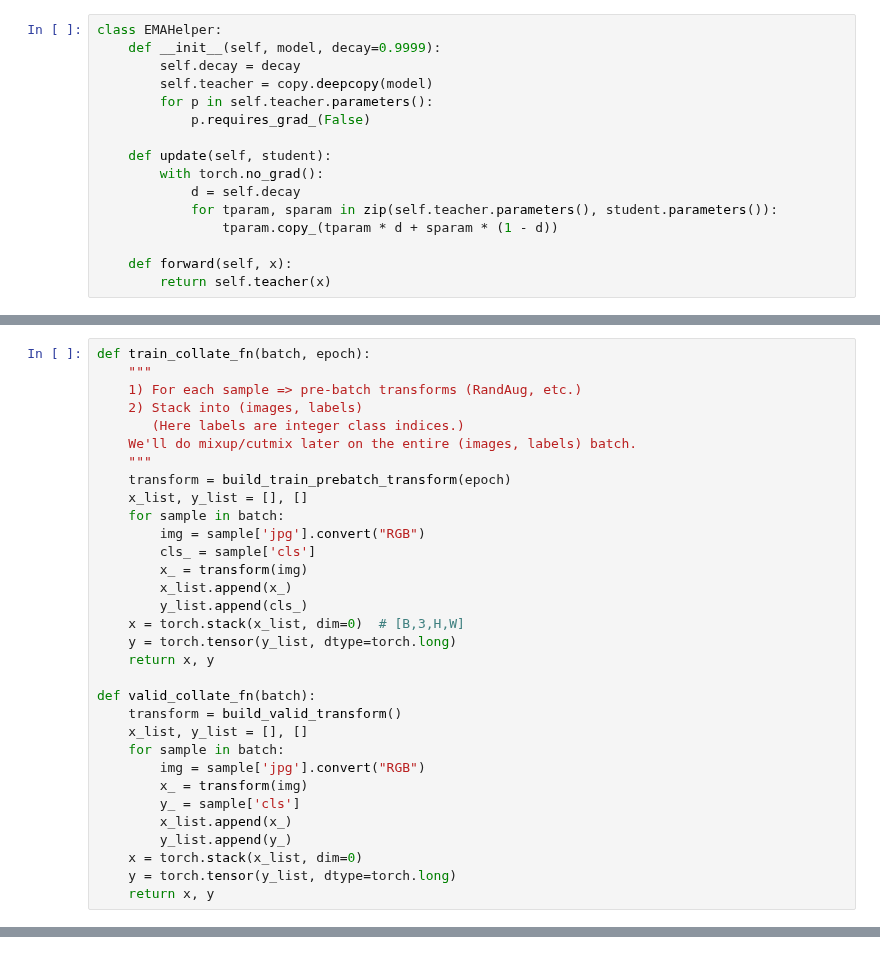
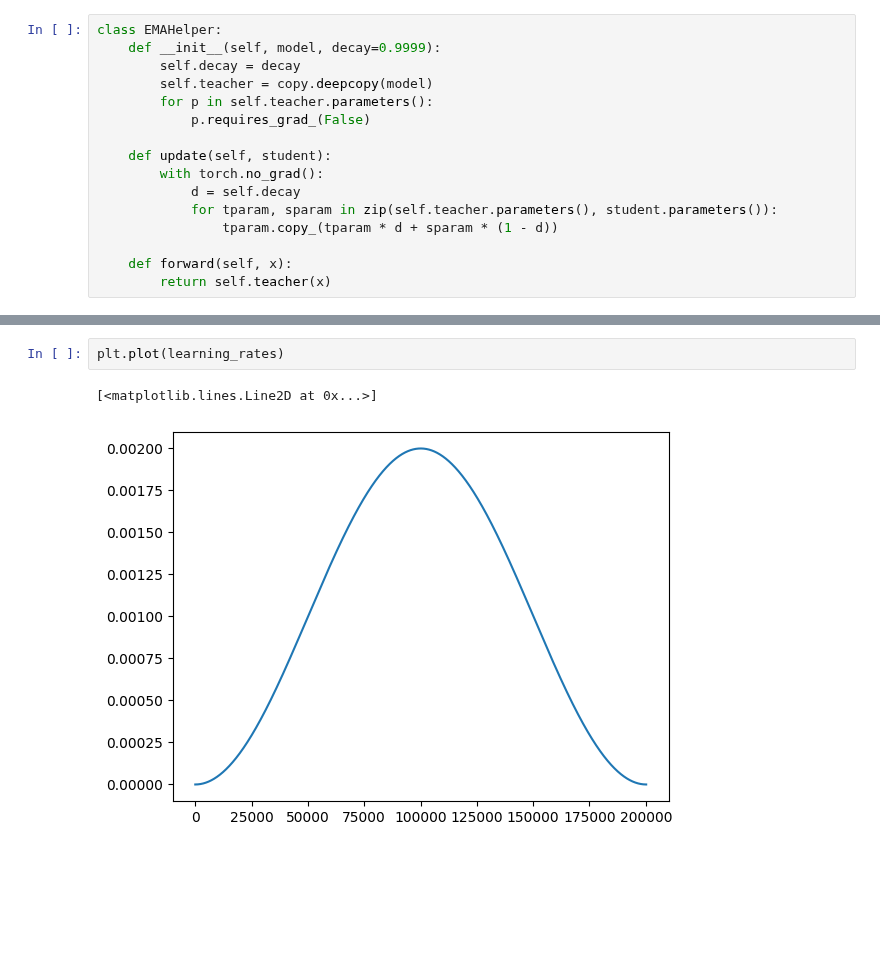
Before and after one commit to danjacobellis/tft, a Jupyter notebook: train/inet_o1.ipynb, the cells around one changed output, grey strips where cells are left out. Cells and saved outputs as stored; diff of their text form; blank space fills up the shorter version.

```diff
--- a/train/inet_o1.ipynb
+++ b/train/inet_o1.ipynb
@@ -239,33 +197 @@ cutmix_tfm = CutMix(alpha=config.cutmix_alpha, num_classes=1000)
-# %%
-def train_collate_fn(batch, epoch):
-    """
-    1) For each sample => pre-batch transforms (RandAug, etc.)
-    2) Stack into (images, labels)
-       (Here labels are integer class indices.)
-    We'll do mixup/cutmix later on the entire (images, labels) batch.
-    """
-    transform = build_train_prebatch_transform(epoch)
-    x_list, y_list = [], []
-    for sample in batch:
-        img = sample['jpg'].convert("RGB")
-        cls_ = sample['cls']
-        x_ = transform(img)
-        x_list.append(x_)
-        y_list.append(cls_)
-    x = torch.stack(x_list, dim=0)  # [B,3,H,W]
-    y = torch.tensor(y_list, dtype=torch.long)
-    return x, y
-
-def valid_collate_fn(batch):
-    transform = build_valid_transform()
-    x_list, y_list = [], []
-    for sample in batch:
-        img = sample['jpg'].convert("RGB")
-        x_ = transform(img)
-        y_ = sample['cls']
-        x_list.append(x_)
-        y_list.append(y_)
-    x = torch.stack(x_list, dim=0)
-    y = torch.tensor(y_list, dtype=torch.long)
-    return x, y
 # %%
@@ -408,3 +309,8 @@ plt.plot(train_losses)
+# %%
+plt.plot(learning_rates)
+# %% [output]
+[<matplotlib.lines.Line2D at 0x...>]
+[figure, added]
 # %%
 plt.plot(valid_accs)
 # %% [output]
```
Also changed, not shown: parts of 11 cells of this notebook.
